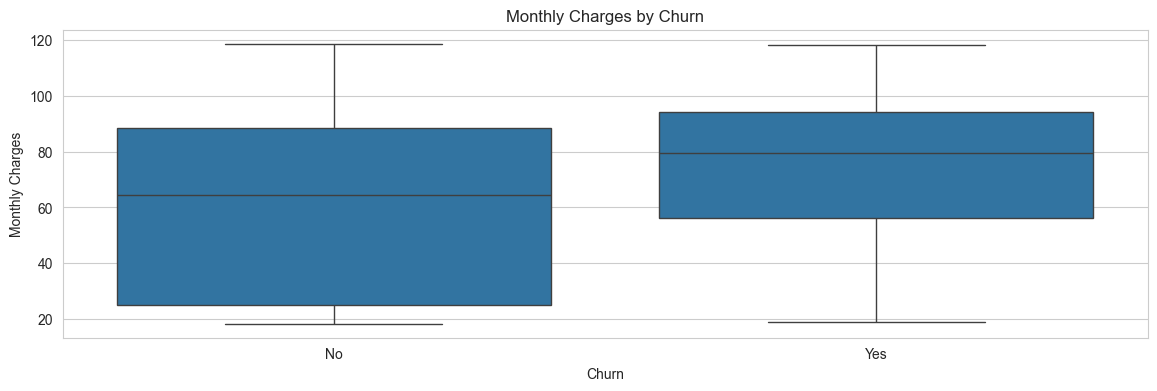
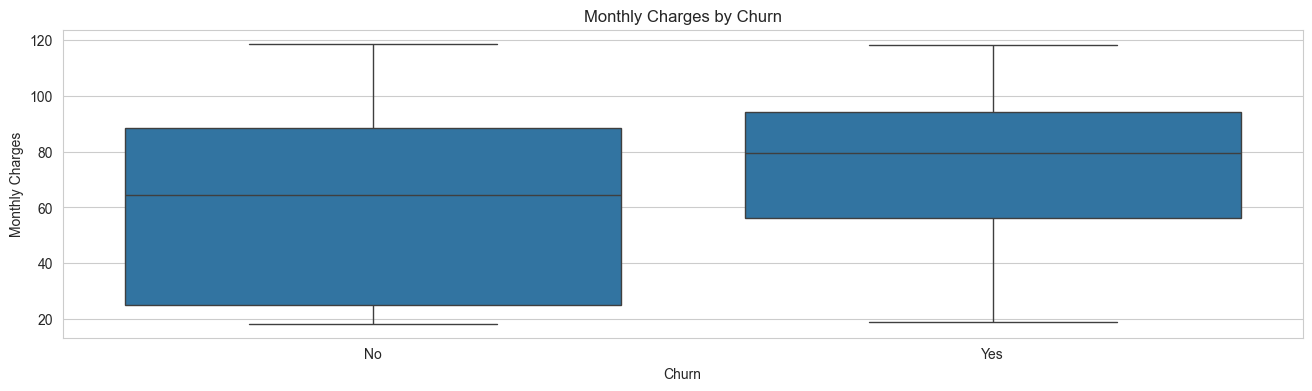
The change to this notebook cell's code, shown as a diff; its figure went from the first image to the second:
--- before
+++ after
@@ -1,3 +1,3 @@
-plt.figure(figsize=(14, 4))
+plt.figure(figsize=(16, 4))
 sns.boxplot(data=df, x="churn", y="monthly_charges")
 plt.title("Monthly Charges by Churn")

Commit: Plot width of all plots were changed from 12 to 16